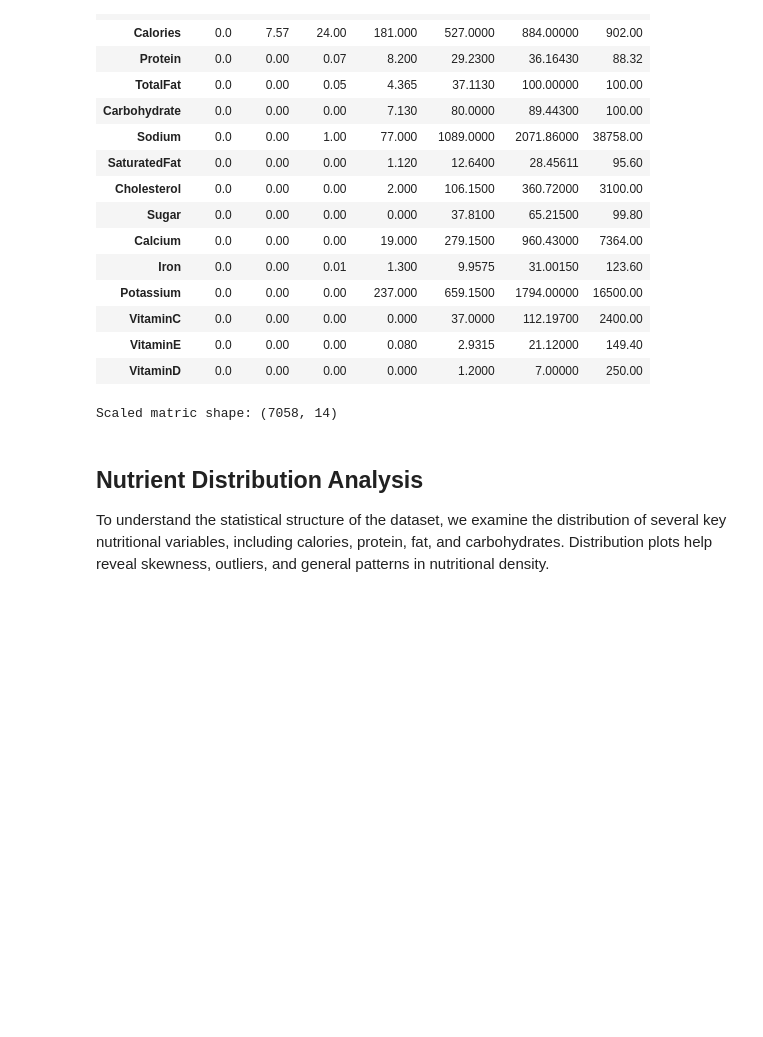
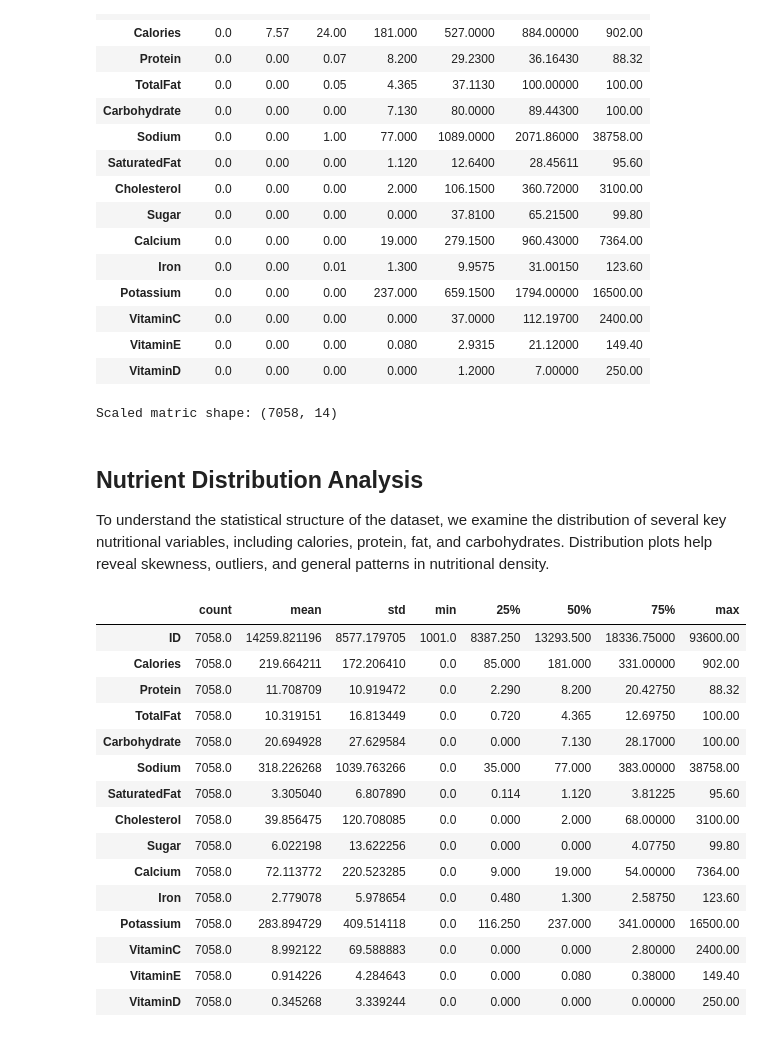
Before and after one commit to lasombra7/macro-density-analysis, a Jupyter notebook: notebooks/macro-density-analysis.ipynb, the cells around one changed output. Saved outputs shown, nothing was run; the diff lists cells and outputs as text; code cells hidden in the pictures; blank space fills up the shorter version.

```diff
--- a/notebooks/macro-density-analysis.ipynb
+++ b/notebooks/macro-density-analysis.ipynb
@@ -174,2 +173,21 @@ Scaled matric shape: (7058, 14)
 To understand the statistical structure of the dataset, we examine the distribution of several key nutritional variables, including calories, protein, fat, and carbohydrates.
 Distribution plots help reveal skewness, outliers, and general patterns in nutritional density.
+# %%
+df_filled.describe().T
+# %% [output]
+|  | count | mean | std | min | 25% | 50% | 75% | max |
+| ID | 7058.0 | 14259.821196 | 8577.179705 | 1001.0 | 8387.250 | 13293.500 | 18336.75000 | 93600.00 |
+| Calories | 7058.0 | 219.664211 | 172.206410 | 0.0 | 85.000 | 181.000 | 331.00000 | 902.00 |
+| Protein | 7058.0 | 11.708709 | 10.919472 | 0.0 | 2.290 | 8.200 | 20.42750 | 88.32 |
+| TotalFat | 7058.0 | 10.319151 | 16.813449 | 0.0 | 0.720 | 4.365 | 12.69750 | 100.00 |
+| Carbohydrate | 7058.0 | 20.694928 | 27.629584 | 0.0 | 0.000 | 7.130 | 28.17000 | 100.00 |
+| Sodium | 7058.0 | 318.226268 | 1039.763266 | 0.0 | 35.000 | 77.000 | 383.00000 | 38758.00 |
+| SaturatedFat | 7058.0 | 3.305040 | 6.807890 | 0.0 | 0.114 | 1.120 | 3.81225 | 95.60 |
+| Cholesterol | 7058.0 | 39.856475 | 120.708085 | 0.0 | 0.000 | 2.000 | 68.00000 | 3100.00 |
+| Sugar | 7058.0 | 6.022198 | 13.622256 | 0.0 | 0.000 | 0.000 | 4.07750 | 99.80 |
+| Calcium | 7058.0 | 72.113772 | 220.523285 | 0.0 | 9.000 | 19.000 | 54.00000 | 7364.00 |
+| Iron | 7058.0 | 2.779078 | 5.978654 | 0.0 | 0.480 | 1.300 | 2.58750 | 123.60 |
+| Potassium | 7058.0 | 283.894729 | 409.514118 | 0.0 | 116.250 | 237.000 | 341.00000 | 16500.00 |
+| VitaminC | 7058.0 | 8.992122 | 69.588883 | 0.0 | 0.000 | 0.000 | 2.80000 | 2400.00 |
+| VitaminE | 7058.0 | 0.914226 | 4.284643 | 0.0 | 0.000 | 0.080 | 0.38000 | 149.40 |
+| VitaminD | 7058.0 | 0.345268 | 3.339244 | 0.0 | 0.000 | 0.000 | 0.00000 | 250.00 |
```
Also changed, not shown: parts of 7 cells of this notebook.
